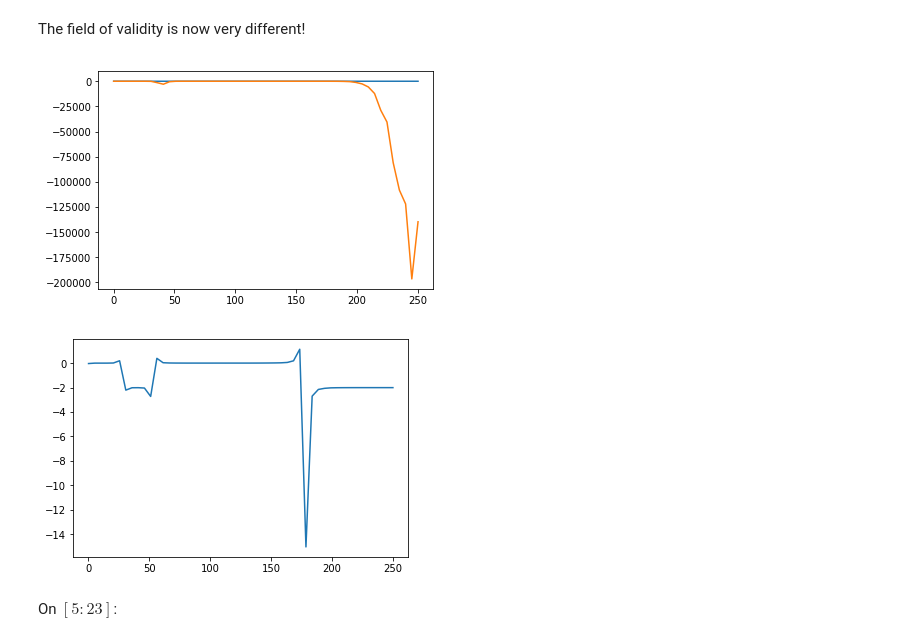
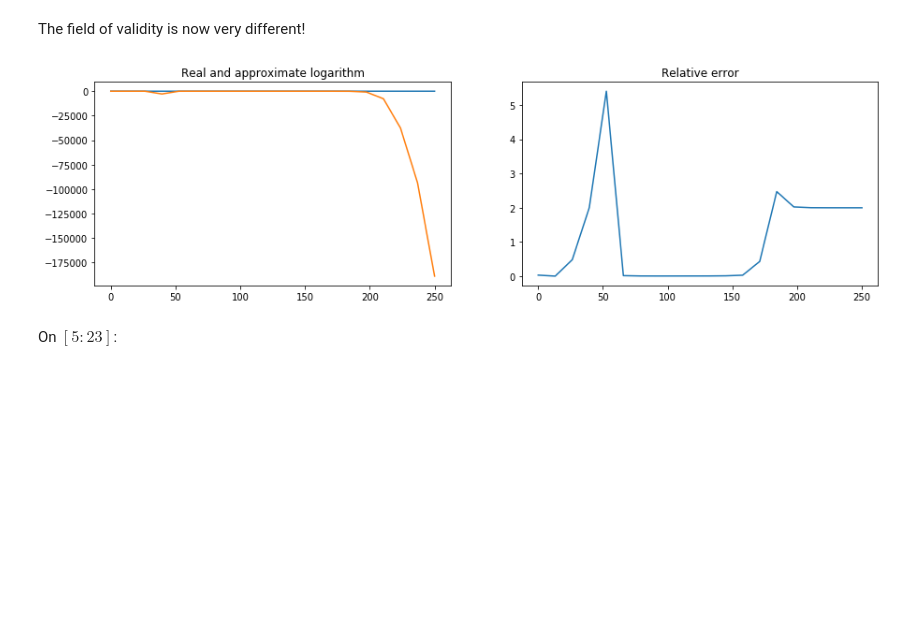
Before and after one commit to LaRiffle/approximate-models, a Jupyter notebook: experiments/Logarithm.ipynb, the cells around one changed output. Drawn from its saved outputs; the diff is of its cells as text; code cells hidden in the pictures; blank space fills up the shorter version.

```diff
--- a/experiments/Logarithm.ipynb
+++ b/experiments/Logarithm.ipynb
@@ -37,22 +41,22 @@ def benchmark(real_func, approx_func, interval, n_points=100, approx_kwargs={},
         real_value = real_func(x)
         real_values.append(real_value.item())
         x_syft = forward_transformer(x)
-        #print(x_syft.child.child.virtual_get())
         approx_value_syft = approx_func(x_syft, **approx_kwargs)
-        #print(approx_value_syft.child.child.virtual_get())
         approx_value = backward_transformer(approx_value_syft)
         approx_values.append(approx_value.item())
 
+    plt.figure(figsize=(15,4))
+    plt.subplot(121, title="Real and approximate logarithm")
     real_values = np.array(real_values)
     approx_values = np.array(approx_values)
-
     plt.plot(points, real_values)
     plt.plot(points, approx_values)
+
+    plt.subplot(122, title="Relative error")
+    norm_diff = 2 * np.abs(real_values - approx_values)/np.abs(real_values + approx_values)
+    plt.plot(points, norm_diff)
+
     plt.show()
-
-    norm_diff = 2 * np.abs(real_values - approx_values)/(real_values + approx_values)
-    plt.plot(points, norm_diff)
-    plt.show()
 # %% [markdown]
 ## 1. Using the Newton Raphson method
 # %%
@@ -89,6 +108,8 @@ bob = sy.VirtualWorker(hook, id="bob")
 alice = sy.VirtualWorker(hook, id="alice")
 charlie = sy.VirtualWorker(hook, id="charlie")
 crypto = sy.VirtualWorker(hook, id="crypto_provider")
+# %%
+th.Tensor.native_refresh = th.Tensor.refresh
 # %%
 benchmark(
     th.log,
@@ -166,16 +184,15 @@ The field of validity is now very different!
 # %%
 benchmark(
     th.log,
     log_newton,
     interval = (0.1, 250),
-    n_points=50,
+    n_points=20,
     approx_kwargs={'iterations': 2, 'exp_iterations': 8},
     forward_transformer=lambda x: x.fix_precision(precision_fractional=5).share(alice, bob, crypto_provider=crypto),
     backward_transformer=lambda x: x.get().float_precision()
 )
 # %% [output]
-[figure, old version]
+[figure, new version]
-[figure, removed]
 # %% [markdown]
 On $[5:23]$:
 # %%
```
Also changed, not shown: parts of 25 cells of this notebook, 1 other file.
